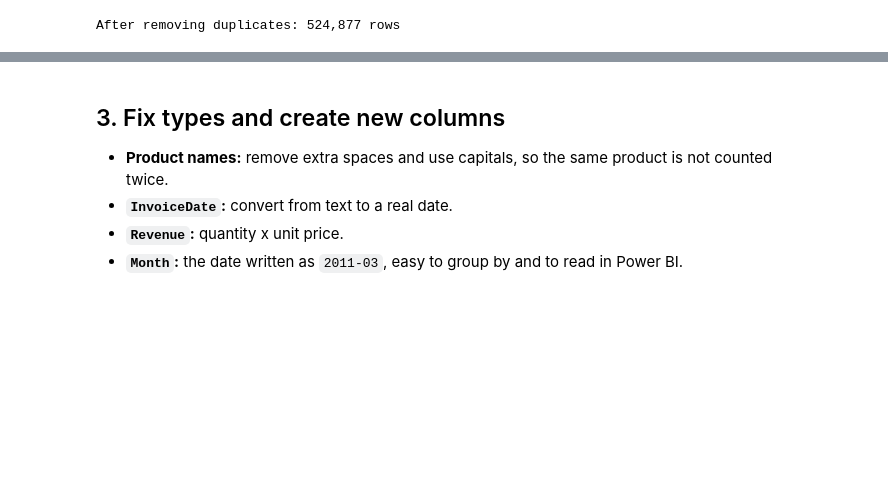
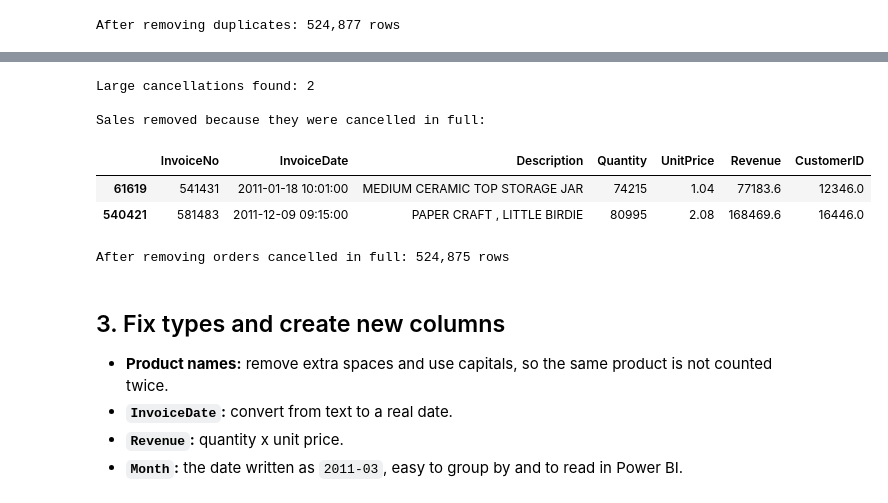
Before and after one commit to snoussiwadiee-cpu/E-commerce-Sales-Project, a Jupyter notebook: notebooks/02_cleaning.ipynb, the cells around one changed output, grey strips where cells are left out. Cells and saved outputs as stored; diff of their text form; code cells hidden in the pictures; blank space fills up the shorter version.

Commit message:
fixing structure of the cleaning notebook

```diff
--- a/notebooks/02_cleaning.ipynb
+++ b/notebooks/02_cleaning.ipynb
@@ -66,3 +69,30 @@ After removing duplicates: 524,877 rows
+# %%
+# Very large cancellations in the raw data (quantity <= -50,000)
+big_cancel = df[df["InvoiceNo"].str.startswith("C") & (df["Quantity"] <= -50000)]
+print("Large cancellations found:", len(big_cancel))
+
+# Match them with the original sales: same customer, same product, same quantity
+keys = (big_cancel.assign(Quantity=-big_cancel["Quantity"])
+        [["CustomerID", "StockCode", "Quantity"]]
+        .drop_duplicates()
+        .assign(_cancelled=True))
+merged = df_clean.merge(keys, on=["CustomerID", "StockCode", "Quantity"], how="left")
+matched = merged["_cancelled"].notna().to_numpy()
+
+print("\nSales removed because they were cancelled in full:")
+removed = df_clean[matched].assign(Revenue=lambda t: t["Quantity"] * t["UnitPrice"])   # Revenue column does not exist yet
+display(removed[["InvoiceNo", "InvoiceDate", "Description", "Quantity", "UnitPrice", "Revenue", "CustomerID"]])
+
+df_clean = df_clean[~matched]
+log_step("After removing orders cancelled in full", df_clean)
+# %% [output]
+Large cancellations found: 2
+
+Sales removed because they were cancelled in full:
+|  | InvoiceNo | InvoiceDate | Description | Quantity | UnitPrice | Revenue | CustomerID |
+| 61619 | 541431 | 2011-01-18 10:01:00 | MEDIUM CERAMIC TOP STORAGE JAR | 74215 | 1.04 | 77183.6 | 12346.0 |
+| 540421 | 581483 | 2011-12-09 09:15:00 | PAPER CRAFT , LITTLE BIRDIE | 80995 | 2.08 | 168469.6 | 16446.0 |
+After removing orders cancelled in full: 524,875 rows
 # %% [markdown]
 ## 3. Fix types and create new columns
 - **Product names:** remove extra spaces and use capitals, so the same product is not counted twice.
```
Also changed, not shown: parts of 6 cells of this notebook, 9 other files.
